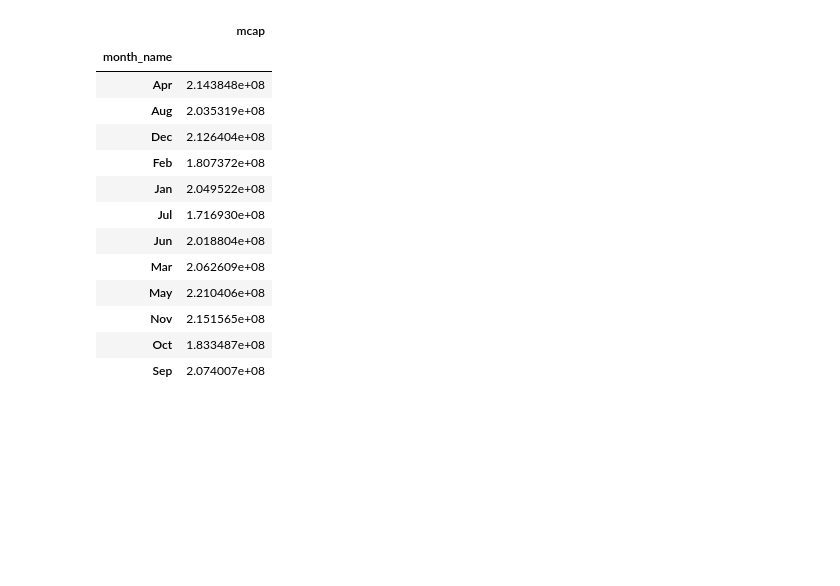
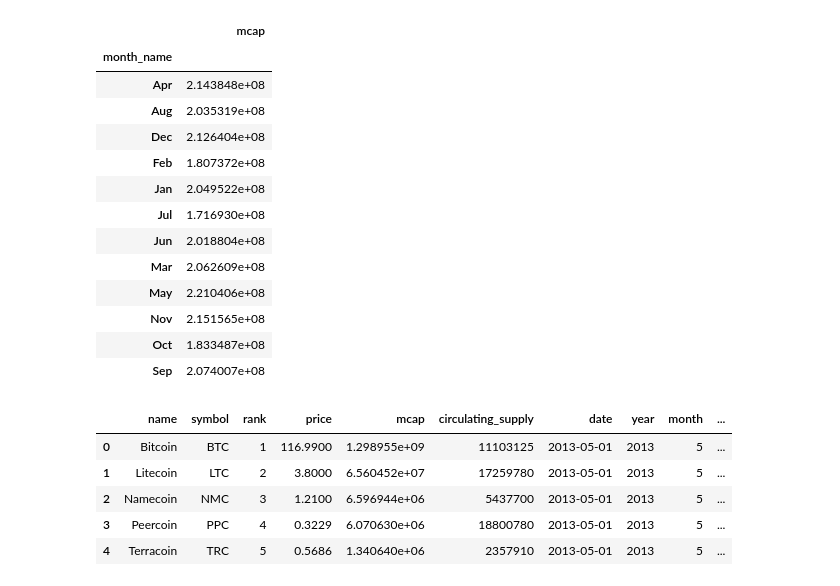
Before and after one commit to pablod1/EDA-Cryptocurrency, a Jupyter notebook: src/notebooks/test.ipynb, the cells around one changed output. Drawn from its saved outputs; the diff is of its cells as text; code cells hidden in the pictures; blank space fills up the shorter version.

```diff
--- a/src/notebooks/test.ipynb
+++ b/src/notebooks/test.ipynb
@@ -3,7 +3,7 @@ import pandas as pd
 import calendar
 import plotly.graph_objects as go
 # %%
-df = pd.read_csv('data/crypto_csv_formatted.csv', sep=',')
+df = pd.read_csv('../data/crypto_csv_formatted.csv', sep=',')
 df['month_name'] = df['month'].apply(lambda x: calendar.month_abbr[x])
 # %%
 df
@@ -58,3 +58,12 @@ layout = dict(
 res = go.Figure(data = trace, layout = layout)
 
 res.show()
+# %%
+df.head()
+# %% [output]
+|  | name | symbol | rank | price | mcap | circulating_supply | date | year | month | ... |
+| 0 | Bitcoin | BTC | 1 | 116.9900 | 1.298955e+09 | 11103125 | 2013-05-01 | 2013 | 5 | ... |
+| 1 | Litecoin | LTC | 2 | 3.8000 | 6.560452e+07 | 17259780 | 2013-05-01 | 2013 | 5 | ... |
+| 2 | Namecoin | NMC | 3 | 1.2100 | 6.596944e+06 | 5437700 | 2013-05-01 | 2013 | 5 | ... |
+| 3 | Peercoin | PPC | 4 | 0.3229 | 6.070630e+06 | 18800780 | 2013-05-01 | 2013 | 5 | ... |
+| 4 | Terracoin | TRC | 5 | 0.5686 | 1.340640e+06 | 2357910 | 2013-05-01 | 2013 | 5 | ... |
```
Also changed, not shown: parts of 2 cells of this notebook, 7 other files.
